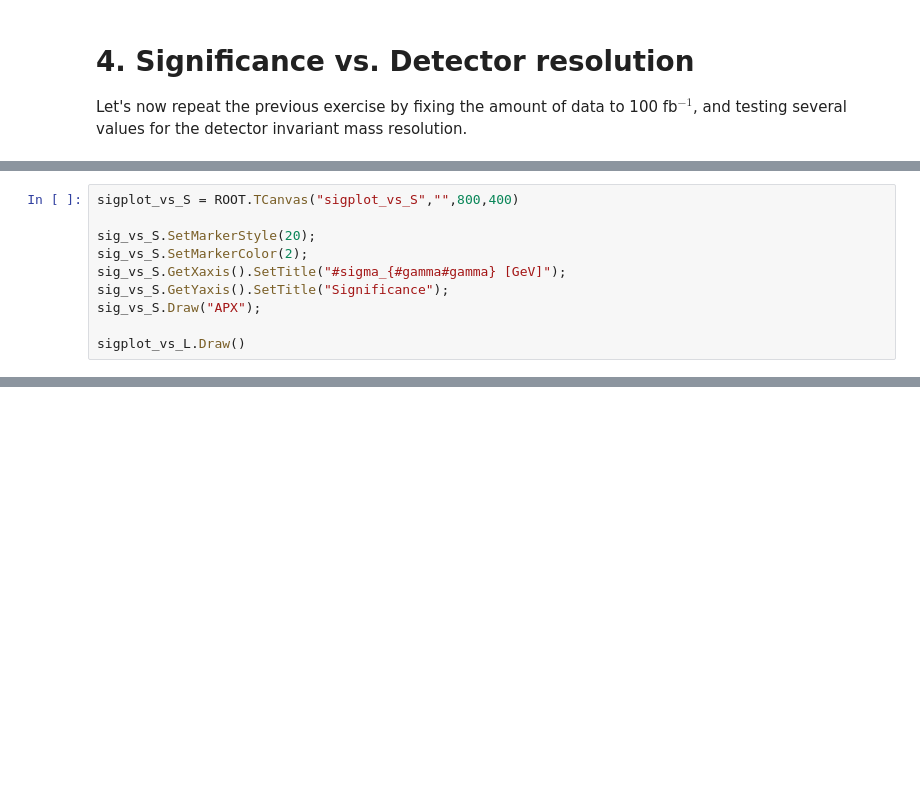
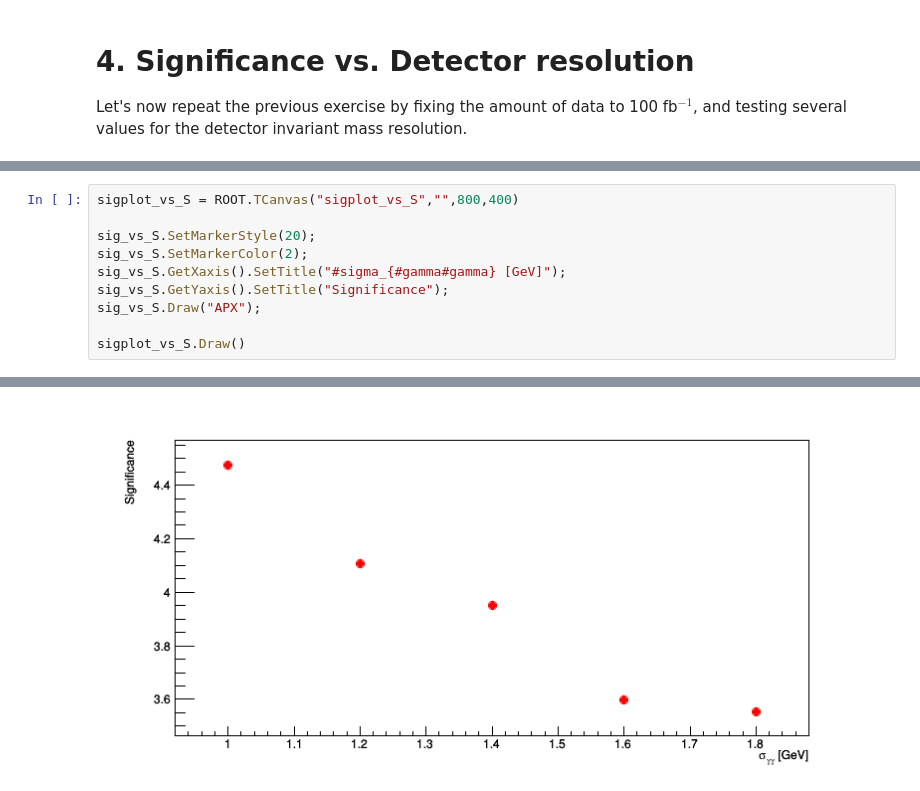
Before and after one commit to marcodelmastro/ESIPAP-2019, a Jupyter notebook: HiggsSignificance/Higgs Significance Exercise.ipynb, the cells around one changed output, grey strips where cells are left out. Drawn from its saved outputs; the diff is of its cells as text; blank space fills up the shorter version.

```diff
--- a/HiggsSignificance/Higgs Significance Exercise.ipynb
+++ b/HiggsSignificance/Higgs Significance Exercise.ipynb
@@ -450,4 +476,5 @@ sig_vs_S.GetXaxis().SetTitle("#sigma_{#gamma#gamma} [GeV]");
 sig_vs_S.GetYaxis().SetTitle("Significance");
 sig_vs_S.Draw("APX");
 
-sigplot_vs_L.Draw()
+sigplot_vs_S.Draw()
+# %% [output]
@@ -453,0 +482 @@ sigplot_vs_L.Draw()
+[figure, added]
```
Also changed, not shown: parts of 3 cells of this notebook.
